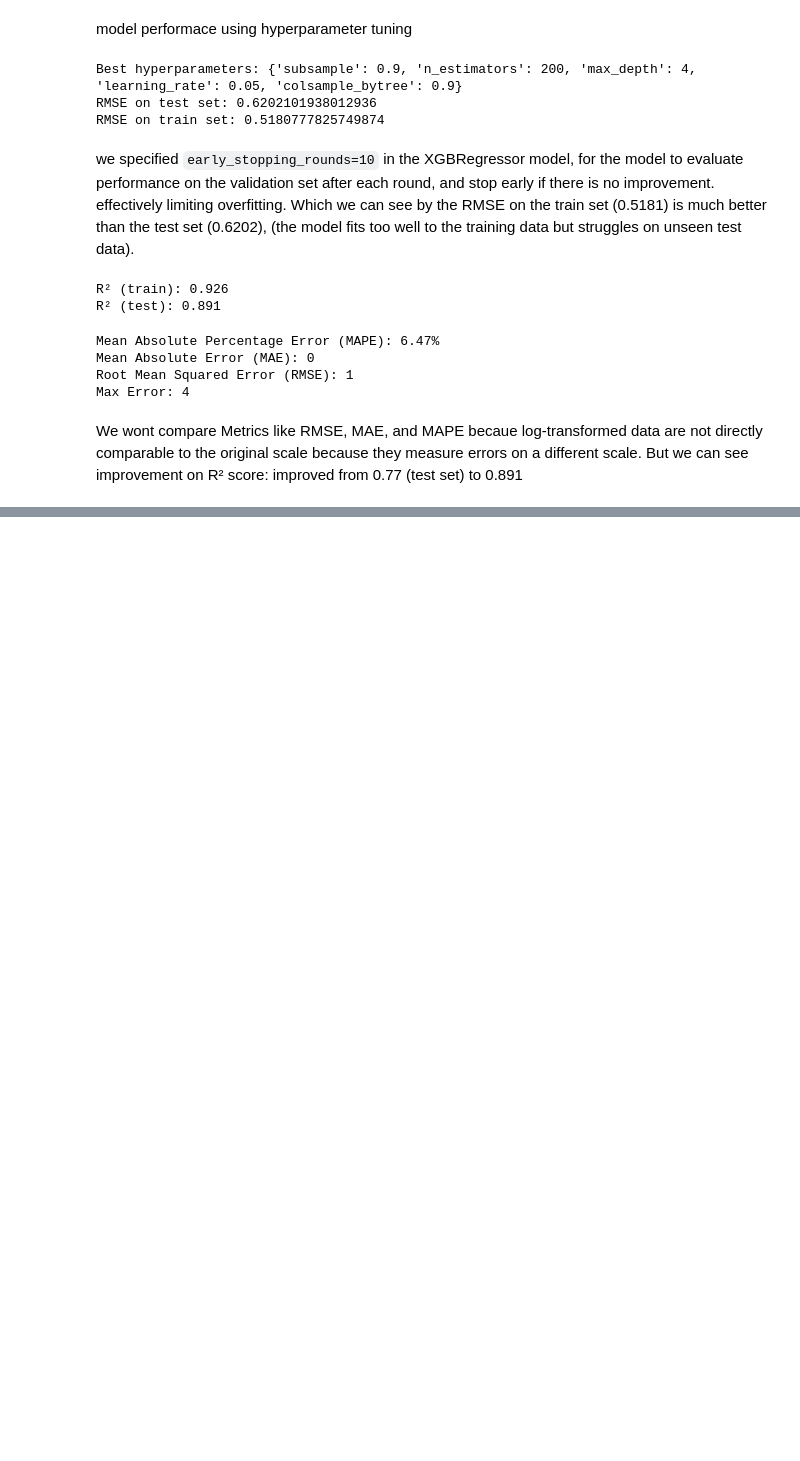
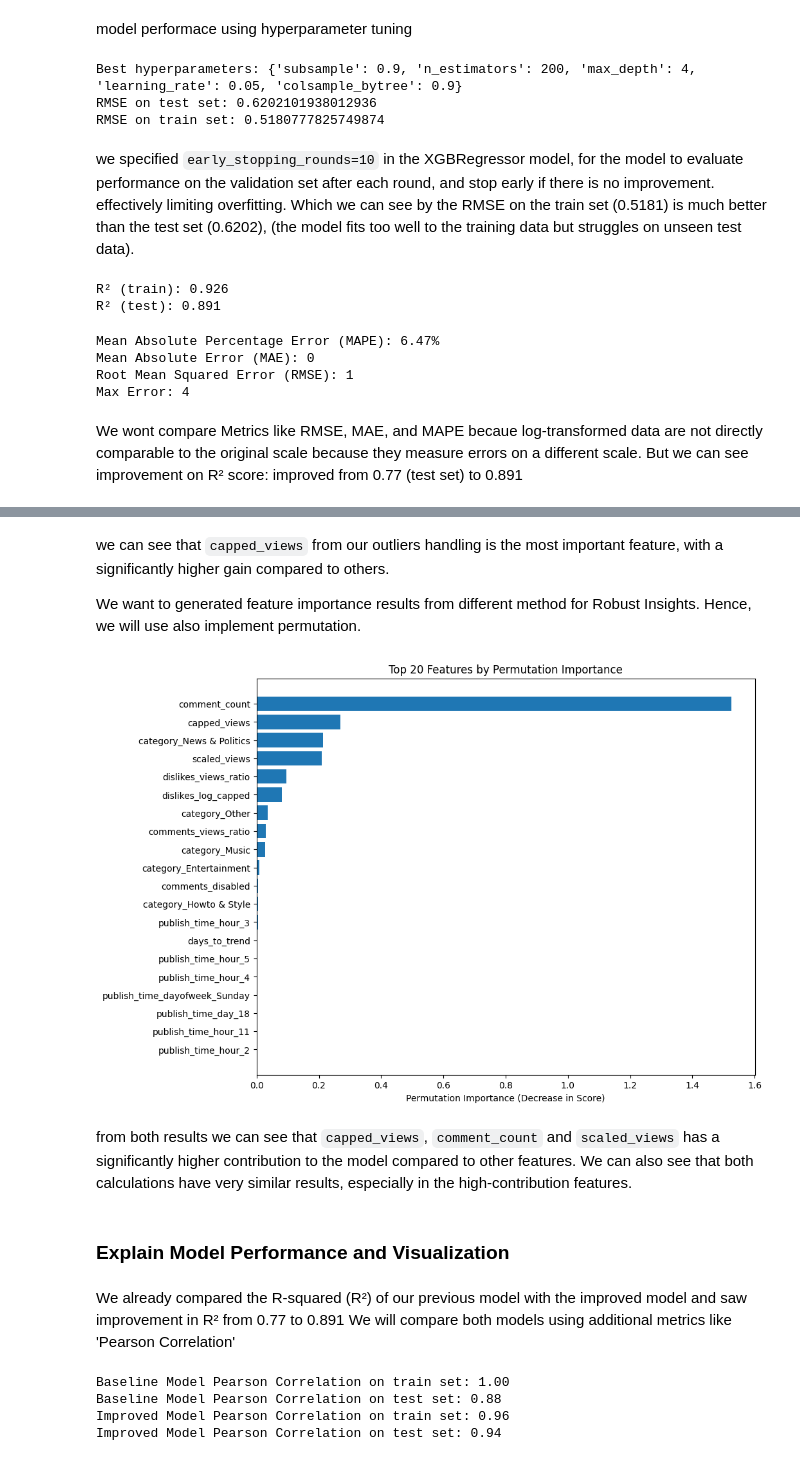
Before and after one commit to opalpeltzman/YouTubeLikesPrediction, a Jupyter notebook: YouTubeLikePrediction_Part2.ipynb, the cells around one changed output, grey strips where cells are left out. Saved outputs shown, nothing was run; the diff lists cells and outputs as text; code cells hidden in the pictures; blank space fills up the shorter version.

```diff
--- a/YouTubeLikePrediction_Part2.ipynb
+++ b/YouTubeLikePrediction_Part2.ipynb
@@ -843,0 +863,64 @@ But we can see improvement on R² score:  improved from 0.77 (test set) to 0.891
+# %% [markdown]
+we can see that `capped_views` from our outliers handling is the most important feature, with a significantly higher gain compared to others.
+
+
+We want to generated feature importance results from different method for Robust Insights.
+Hence, we will use also implement permutation.
+# %%
+from sklearn.inspection import permutation_importance
+
+top_n = 20
+
+perm_importance = permutation_importance(best_model, X_test, y_test, scoring='neg_mean_squared_error', random_state=42)
+
+perm_df = pd.DataFrame({
+    'Feature': X_test.columns,
+    'Importance': perm_importance.importances_mean
+}).sort_values(by='Importance', ascending=False)
+
+# Display top 20 features
+top_features_perm = perm_df.head(top_n)
+
+# Plot top features
+plt.figure(figsize=(10, 8))
+plt.barh(top_features_perm['Feature'], top_features_perm['Importance'])
+plt.gca().invert_yaxis()
+plt.xlabel('Permutation Importance (Decrease in Score)')
+plt.title(f'Top {top_n} Features by Permutation Importance')
+plt.show()
+# %% [output]
+[figure, added]
+# %% [markdown]
+from both results we can see that `capped_views`, `comment_count` and `scaled_views` has a significantly higher contribution to the model compared to other features.
+We can also see that both calculations have very similar results, especially in the high-contribution features.
+# %% [markdown]
+### Explain Model Performance and Visualization
+# %% [markdown]
+We already compared the R-squared (R²) of our previous model with the improved model and saw improvement in R² from 0.77 to 0.891
+We will compare both models using additional metrics like 'Pearson Correlation'
+# %%
+from scipy.stats import pearsonr
+
+# Baseline Model Metrics
+
+# Pearson Correlation
+X_base_train, X_base_test, y_base_train, y_base_test
+pearson_train_baseline = pearsonr(y_base_train, y_train_pred_baseline)[0]
+pearson_test_baseline = pearsonr(y_base_test, y_test_pred_baseline)[0]
+
+# Improved Model Metrics
+# Pearson Correlation
+pearson_train_improved = pearsonr(y_train, y_pred_train)[0]
+pearson_test_improved = pearsonr(y_test, y_pred)[0]
+
+
+print(f"Baseline Model Pearson Correlation on train set: {pearson_train_baseline:.2f}")
+print(f"Baseline Model Pearson Correlation on test set: {pearson_test_baseline:.2f}")
+
+print(f"Improved Model Pearson Correlation on train set: {pearson_train_improved:.2f}")
+print(f"Improved Model Pearson Correlation on test set: {pearson_test_improved:.2f}")
+# %% [output]
+Baseline Model Pearson Correlation on train set: 1.00
+Baseline Model Pearson Correlation on test set: 0.88
+Improved Model Pearson Correlation on train set: 0.96
+Improved Model Pearson Correlation on test set: 0.94
```
Also changed, not shown: parts of 19 cells of this notebook.
